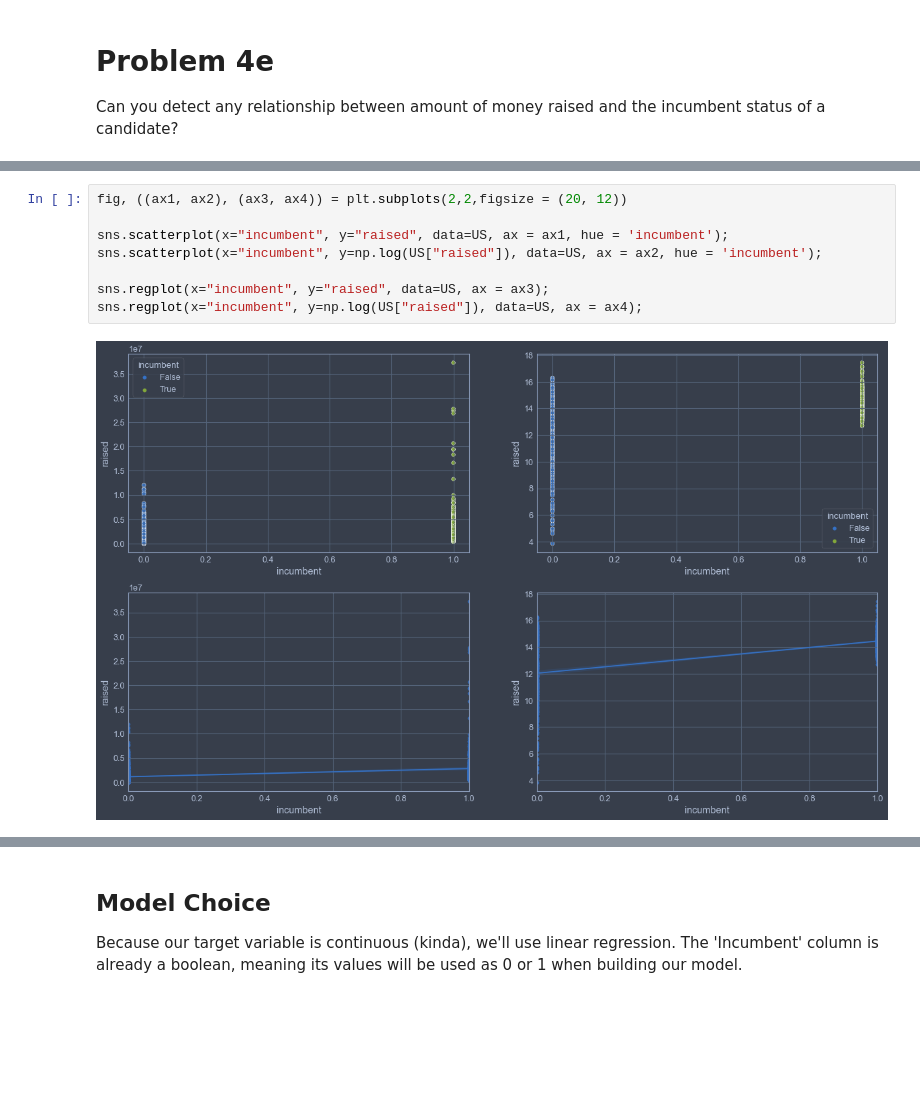
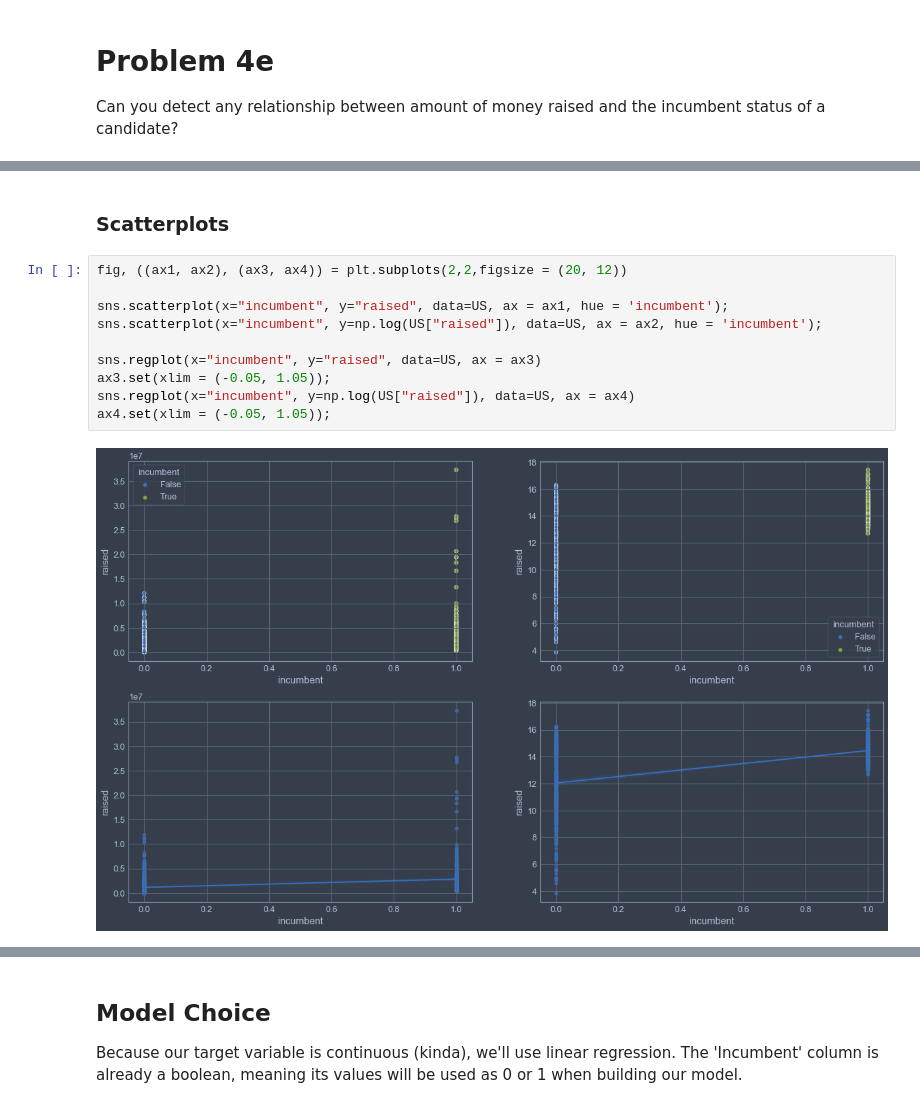
Before and after one commit to nss-data-science-cohort-5/webscraping_open_secrets-silver-sloths-2, a Jupyter notebook: notebooks/jrr_04e_webscraping_incumbent_funding.ipynb, the cells around one changed output, grey strips where cells are left out. Drawn from its saved outputs; the diff is of its cells as text; blank space fills up the shorter version.

```diff
--- a/notebooks/jrr_04e_webscraping_incumbent_funding.ipynb
+++ b/notebooks/jrr_04e_webscraping_incumbent_funding.ipynb
@@ -48,10 +69,14 @@ sns.scatterplot(x="incumbent", y=np.log(US["raised"]), data=US, ax = ax2, hue =
+# %% [markdown]
+### Scatterplots
 # %%
 fig, ((ax1, ax2), (ax3, ax4)) = plt.subplots(2,2,figsize = (20, 12))
 
 sns.scatterplot(x="incumbent", y="raised", data=US, ax = ax1, hue = 'incumbent');
 sns.scatterplot(x="incumbent", y=np.log(US["raised"]), data=US, ax = ax2, hue = 'incumbent');
 
-sns.regplot(x="incumbent", y="raised", data=US, ax = ax3);
-sns.regplot(x="incumbent", y=np.log(US["raised"]), data=US, ax = ax4);
+sns.regplot(x="incumbent", y="raised", data=US, ax = ax3)
+ax3.set(xlim = (-0.05, 1.05));
+sns.regplot(x="incumbent", y=np.log(US["raised"]), data=US, ax = ax4)
+ax4.set(xlim = (-0.05, 1.05));
 # %% [output]
-[figure, old version]
+[figure, new version]
```
Also changed, not shown: parts of 17 cells of this notebook, 2 other files.
